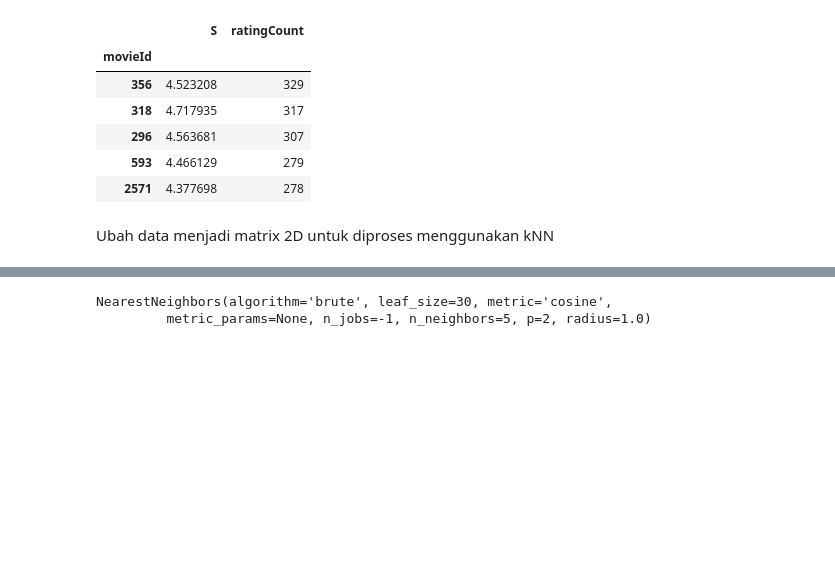
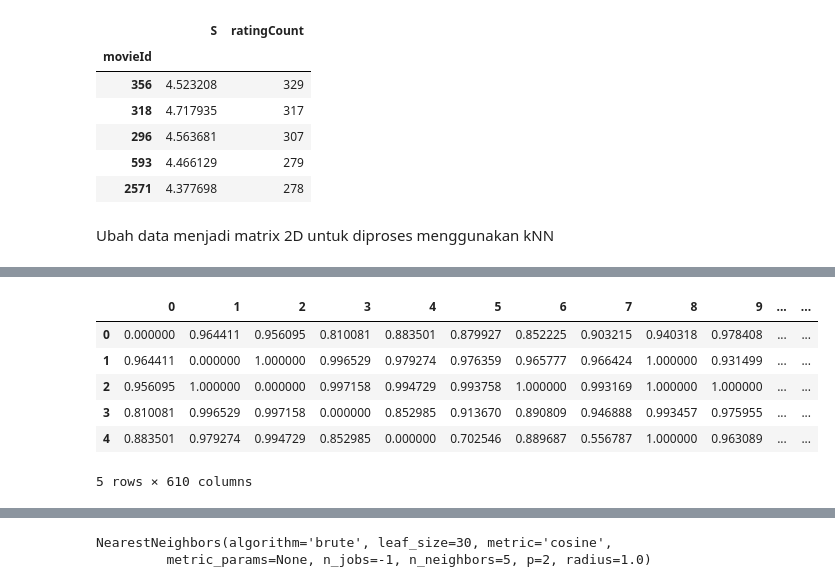
Before and after one commit to adhyfahmyh/cf-model-for-ple, a Jupyter notebook: recommender_system.ipynb, the cells around one changed output, grey strips where cells are left out. Saved outputs shown, nothing was run; the diff lists cells and outputs as text; code cells hidden in the pictures; blank space fills up the shorter version.

```diff
--- a/recommender_system.ipynb
+++ b/recommender_system.ipynb
@@ -75,0 +102,16 @@ ratings_pivot_matrix = csr_matrix(ratings_pivot.values)
+# %%
+# konversi data menjadi numpy array
+ratings_data = ratings_pivot.T
+ratings_data_array = ratings_data.values
+# %%
+# mendapatkan similarity dari tiap user-user
+user_similarity = pairwise_distances(ratings_data_array, metric='cosine')
+pd.DataFrame(user_similarity).head()
+# %% [output]
+|  | 0 | 1 | 2 | 3 | 4 | 5 | 6 | 7 | 8 | 9 | ... | ... |
+| 0 | 0.000000 | 0.964411 | 0.956095 | 0.810081 | 0.883501 | 0.879927 | 0.852225 | 0.903215 | 0.940318 | 0.978408 | ... | ... |
+| 1 | 0.964411 | 0.000000 | 1.000000 | 0.996529 | 0.979274 | 0.976359 | 0.965777 | 0.966424 | 1.000000 | 0.931499 | ... | ... |
+| 2 | 0.956095 | 1.000000 | 0.000000 | 0.997158 | 0.994729 | 0.993758 | 1.000000 | 0.993169 | 1.000000 | 1.000000 | ... | ... |
+| 3 | 0.810081 | 0.996529 | 0.997158 | 0.000000 | 0.852985 | 0.913670 | 0.890809 | 0.946888 | 0.993457 | 0.975955 | ... | ... |
+| 4 | 0.883501 | 0.979274 | 0.994729 | 0.852985 | 0.000000 | 0.702546 | 0.889687 | 0.556787 | 1.000000 | 0.963089 | ... | ... |
+5 rows × 610 columns
```
Also changed, not shown: parts of 10 cells of this notebook.
